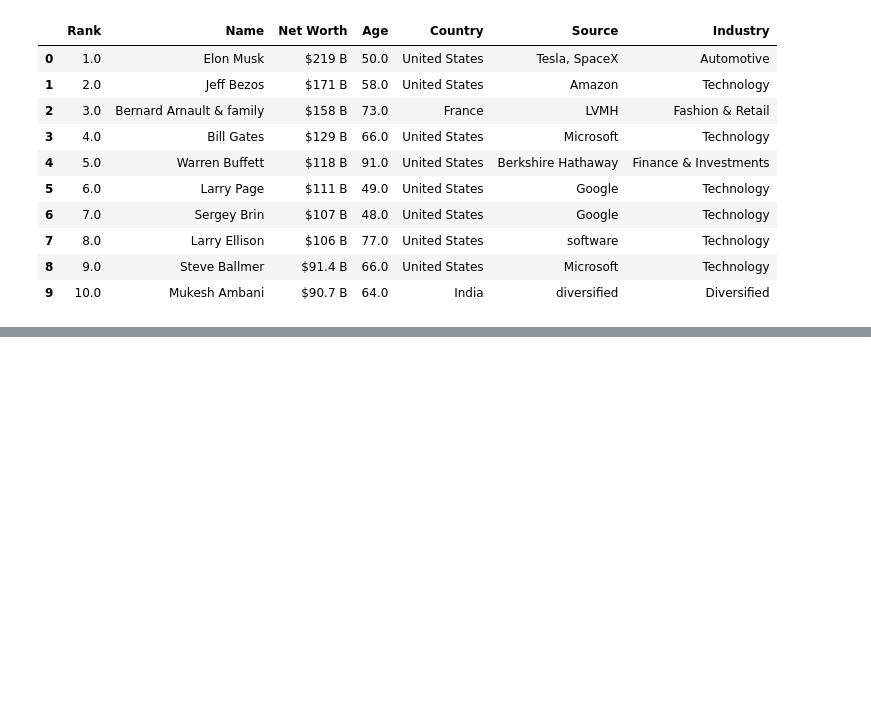
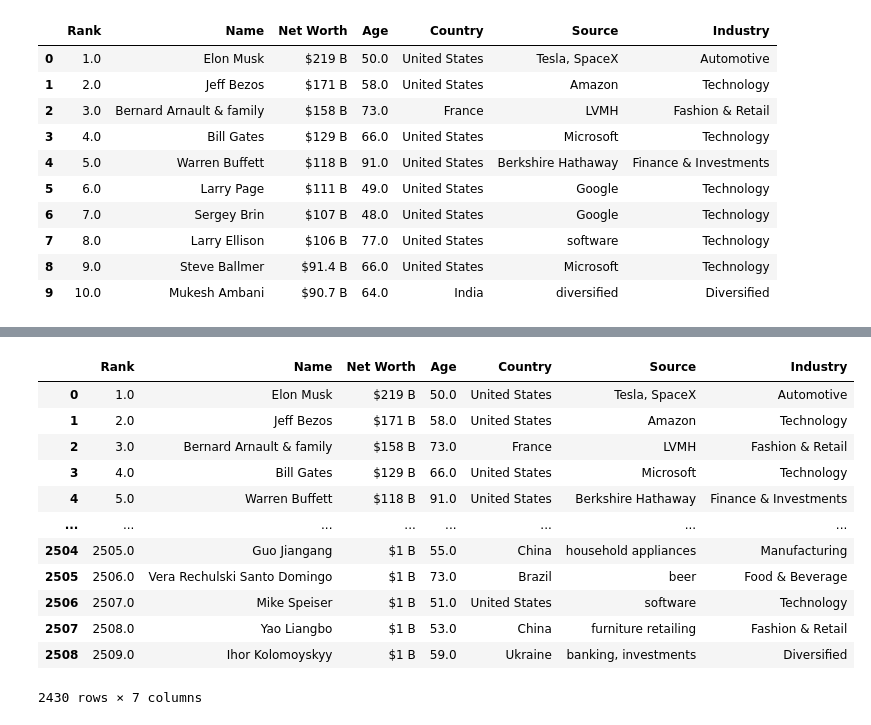
Before and after one commit to Aditya44234/AIwithPy, a Jupyter notebook: pandas.ipynb, the cells around one changed output, grey strips where cells are left out. Saved outputs shown, nothing was run; the diff lists cells and outputs as text; code cells hidden in the pictures; blank space fills up the shorter version.

```diff
--- a/pandas.ipynb
+++ b/pandas.ipynb
@@ -43,0 +42,16 @@ rich.filter(["Rank","Name","Net Worth (USD)"])
+# %%
+rich
+# %% [output]
+|  | Rank | Name | Net Worth | Age | Country | Source | Industry |
+| 0 | 1.0 | Elon Musk | $219 B | 50.0 | United States | Tesla, SpaceX | Automotive |
+| 1 | 2.0 | Jeff Bezos | $171 B | 58.0 | United States | Amazon | Technology |
+| 2 | 3.0 | Bernard Arnault & family | $158 B | 73.0 | France | LVMH | Fashion & Retail |
+| 3 | 4.0 | Bill Gates | $129 B | 66.0 | United States | Microsoft | Technology |
+| 4 | 5.0 | Warren Buffett | $118 B | 91.0 | United States | Berkshire Hathaway | Finance & Investments |
+| ... | ... | ... | ... | ... | ... | ... | ... |
+| 2504 | 2505.0 | Guo Jiangang | $1 B | 55.0 | China | household appliances | Manufacturing |
+| 2505 | 2506.0 | Vera Rechulski Santo Domingo | $1 B | 73.0 | Brazil | beer | Food & Beverage |
+| 2506 | 2507.0 | Mike Speiser | $1 B | 51.0 | United States | software | Technology |
+| 2507 | 2508.0 | Yao Liangbo | $1 B | 53.0 | China | furniture retailing | Fashion & Retail |
+| 2508 | 2509.0 | Ihor Kolomoyskyy | $1 B | 59.0 | Ukraine | banking, investments | Diversified |
+2430 rows × 7 columns
```
Also changed, not shown: parts of 12 cells of this notebook, 1 other file.
